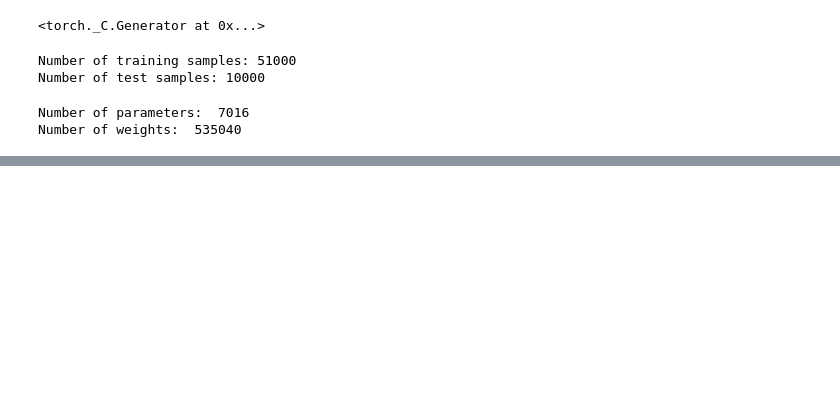
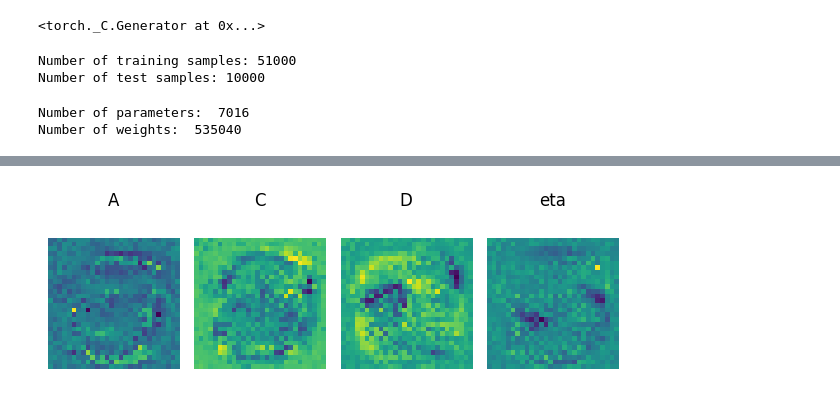
Before and after one commit to ndr09/SBM, a Jupyter notebook: test_mnist.ipynb, the cells around one changed output, grey strips where cells are left out. Cells and saved outputs as stored; diff of their text form; code cells hidden in the pictures; blank space fills up the shorter version.

```diff
--- a/test_mnist.ipynb
+++ b/test_mnist.ipynb
@@ -44,3 +172,26 @@ Number of test samples: 10000
+# %%
+def printACDE(model): # print the A, B, C, D, eta, in the first layer
+    fig, ax = plt.subplots(1, 4, figsize=(6, 3))
+    ax[0].matshow(model.layers[0].Ai.reshape(28, 28).detach().cpu().numpy(), cmap="viridis")
+    ax[0].set_title("A")
+    ax[0].axis("off")
+
+    ax[1].matshow(model.layers[0].C.reshape(28, 28).detach().cpu().numpy(), cmap="viridis")
+    ax[1].set_title("C")
+    ax[1].axis("off")
+
+    ax[2].matshow(model.layers[0].D.reshape(28, 28).detach().cpu().numpy(), cmap="viridis")
+    ax[2].set_title("D")
+    ax[2].axis("off")
+
+    ax[3].matshow(model.layers[0].eta.reshape(28, 28).detach().cpu().numpy(), cmap="viridis")
+    ax[3].set_title("eta")
+    ax[3].axis("off")
+
+    plt.tight_layout()
+    plt.show()
+
+# printACDE(model)
 # %%
 device = "cuda" if torch.cuda.is_available() else "mps" if torch.backends.mps.is_available() else "cpu"
 model_size = [784, 512, 256, 10]
@@ -229,0 +281,4 @@ Sum of L1 norm weights:  tensor(-0.4172)
+# %%
+printACDE(model)
+# %% [output]
+[figure, added]
```
Also changed, not shown: parts of 18 cells of this notebook, 5 other files.
